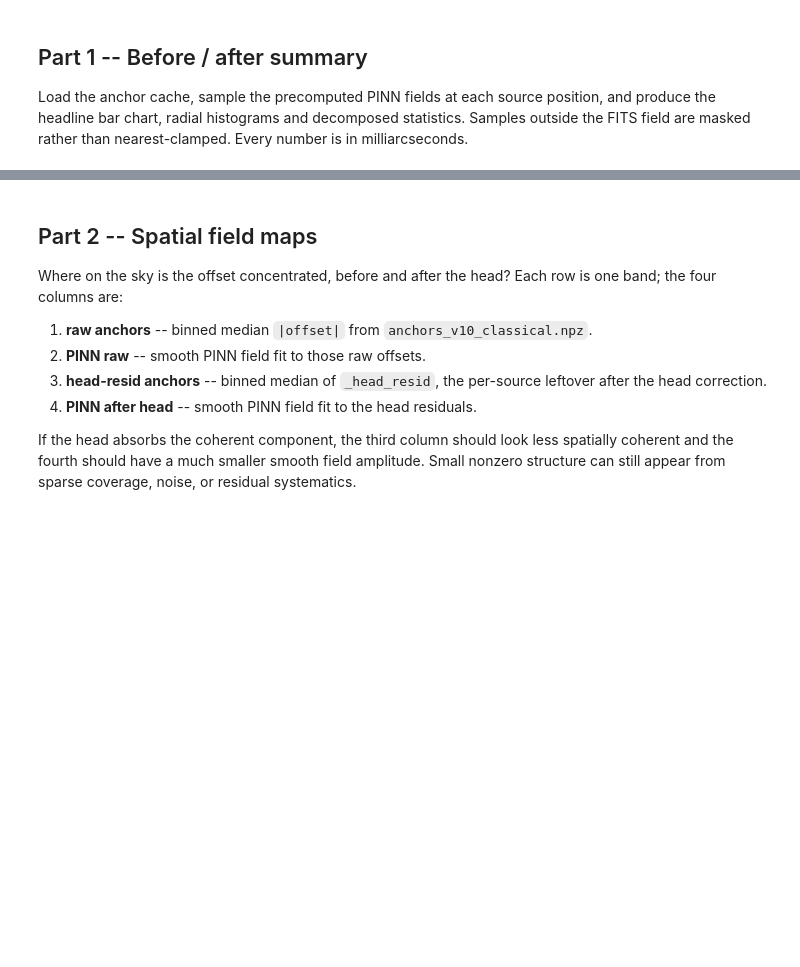
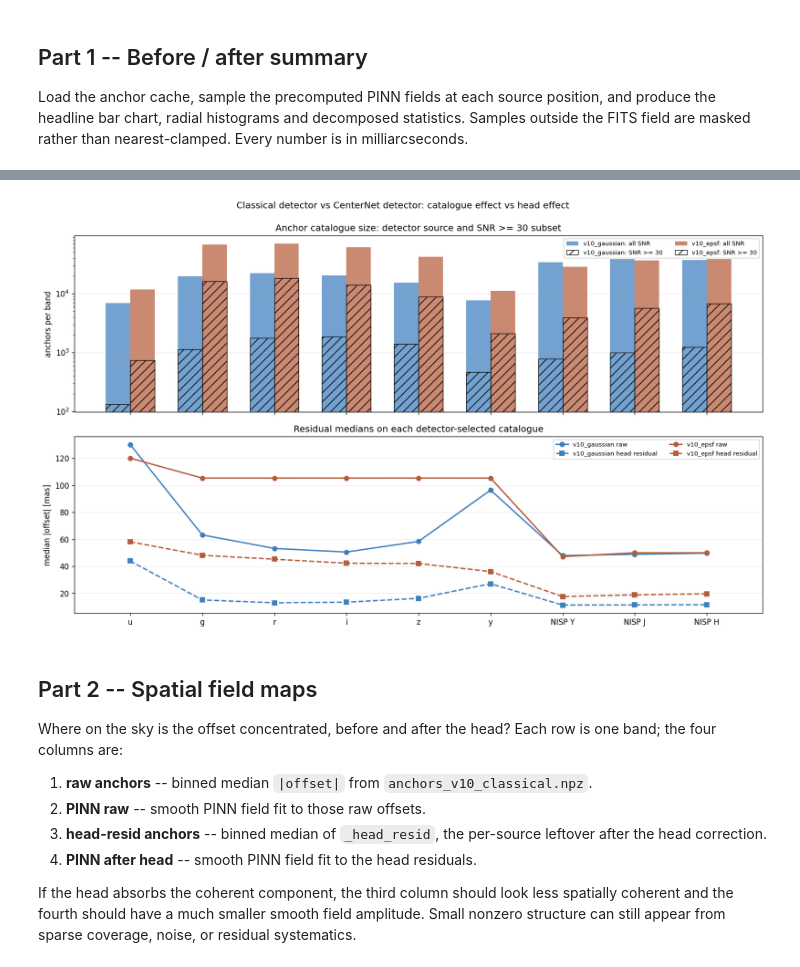
Before and after one commit to xoubish/JAISP, a Jupyter notebook: io/08_astrometry_before_after.ipynb, the cells around one changed output, grey strips where cells are left out. Cells and saved outputs as stored; diff of their text form; code cells hidden in the pictures; blank space fills up the shorter version.

```diff
--- a/io/08_astrometry_before_after.ipynb
+++ b/io/08_astrometry_before_after.ipynb
@@ -71,6 +71,8 @@ def find_repo_root(start: Path | None = None) -> Path:
 
 
 ROOT = find_repo_root()
+FIGS = ROOT / 'docs' / 'figures'
+FIGS.mkdir(parents=True, exist_ok=True)
 MODELS = ROOT / "models"
 if str(MODELS) not in sys.path:
     sys.path.insert(0, str(MODELS))
@@ -85,12 +87,12 @@ RUN_KEY = _os.environ.get("JAISP_ASTROMETRY_RUN", "no_psf")
 RUNS = {
     "no_psf": {
         "ckpt": ROOT / "models" / "checkpoints" / "latent_position_v10_no_psf",
-        "anchors": "anchors_centernet_v10.npz",
+        "anchors": "anchors_centernet_v10_dedup.npz",
         "label": "v10 Gaussian-centroid control",
     },
     "epsf_centroid": {
         "ckpt": ROOT / "models" / "checkpoints" / "latent_position_v10_epsf_centroid",
-        "anchors": "anchors_centernet_v10_epsf.npz",
+        "anchors": "anchors_centernet_v10_epsf_dedup.npz",
         "label": "v10 ePSF-centroid ablation",
     },
 }
@@ -118,19 +120,17 @@ def anchor_cache_source(file_name: str) -> str:
 ACTIVE_ANCHOR_SOURCE = anchor_cache_source(ANCHORS_FILE_NAME)
 ANCHOR_SOURCE_FILES = {
     "active": ANCHORS_PATH,
-    "v10_gaussian": ROOT / "models" / "checkpoints" / "latent_position_v10_no_psf" / "anchors_centernet_v10.npz",
-    "v10_epsf": ROOT / "models" / "checkpoints" / "latent_position_v10_epsf_centroid" / "anchors_centernet_v10_epsf.npz",
+    "v10_gaussian": ROOT / "models" / "checkpoints" / "latent_position_v10_no_psf" / "anchors_centernet_v10_dedup.npz",
+    "v10_epsf": ROOT / "models" / "checkpoints" / "latent_position_v10_epsf_centroid" / "anchors_centernet_v10_epsf_dedup.npz",
     "classical": CKPT / "anchors_v10_classical.npz",
 }
 FITS_PINN_RAW = CKPT / "concordance_pinn_centernet_v10_raw.fits"
 FITS_PINN_HEAD = CKPT / "concordance_pinn_centernet_v10_head_resid.fits"
-FITS_NN_RAW = CKPT / "concordance_nn_centernet_v10_raw.fits"
 
 for label, p in [
     (f"Anchors ({ANCHORS_FILE_NAME})", ANCHORS_PATH),
     ("PINN raw FITS", FITS_PINN_RAW),
     ("PINN head-resid FITS", FITS_PINN_HEAD),
-    ("NN raw FITS", FITS_NN_RAW),
 ]:
     rel = p.relative_to(ROOT) if p.exists() else p
     print(f"{label:22s}: {rel}  {'OK' if p.exists() else 'MISSING'}")
@@ -547,9 +730,9 @@ else:
 if len(anchor_source_data) < 2:
     print("Only one anchor source available; skipping side-by-side plot.")
 else:
-    source_order = [s for s in ["classical", "centernet"] if s in anchor_source_data]
+    source_order = [s for s in ["v10_gaussian", "v10_epsf", "classical", "centernet"] if s in anchor_source_data]
     plot_bands = [b for b in ALL_BANDS if any(b in anchor_source_data[s] for s in source_order)]
-    colors = {"classical": "#4c6a8a", "centernet": "#b65c3a"}
+    colors = {"v10_gaussian": "#3f7fbf", "v10_epsf": "#b65c3a", "classical": "#4c6a8a", "centernet": "#b65c3a"}
     x = np.arange(len(plot_bands))
     width = 0.34
 
@@ -570,33 +753,35 @@ else:
             counts_classical.append(int(cls_sel.sum()))
             raw_meds.append(med_mas(d["raw"][all_sel]) if all_sel.any() else np.nan)
             head_meds.append(med_mas(d["head"][all_sel]) if all_sel.any() else np.nan)
 
         axes[0].bar(x + offset, counts_all, width=width, color=colors[source_name], alpha=0.72,
                     label=f"{source_name}: all SNR")
         axes[0].bar(x + offset, counts_classical, width=width, color="none", edgecolor="black",
                     linewidth=0.8, hatch="//", label=f"{source_name}: SNR >= {SNR_CLASSICAL:.0f}")
         axes[1].plot(x, raw_meds, marker="o", color=colors[source_name], linewidth=1.8,
                      label=f"{source_name} raw")
         axes[1].plot(x, head_meds, marker="s", color=colors[source_name], linewidth=1.8,
                      linestyle="--", label=f"{source_name} head residual")
 
     axes[0].set_yscale("log")
     axes[0].set_ylabel("anchors per band")
     axes[0].set_title("Anchor catalogue size: detector source and SNR >= 30 subset")
     axes[0].legend(fontsize=8, ncol=2)
     axes[0].grid(axis="y", alpha=0.25)
 
     axes[1].set_ylabel("median |offset| [mas]")
     axes[1].set_title("Residual medians on each detector-selected catalogue")
     axes[1].legend(fontsize=8, ncol=2)
     axes[1].grid(axis="y", alpha=0.25)
     axes[1].set_xticks(x)
     axes[1].set_xticklabels([display_band(b) for b in plot_bands])
 
     plt.suptitle("Classical detector vs CenterNet detector: catalogue effect vs head effect", y=0.995)
     plt.tight_layout()
     plt.savefig(FIGS / "anchor_source_comparison.png", dpi=220, bbox_inches="tight")
     plt.show()
+# %% [output]
+[figure, added]
 # %% [markdown]
 ## Part 2 -- Spatial field maps
 
```
Also changed, not shown: parts of 24 cells of this notebook, 14 other files.
